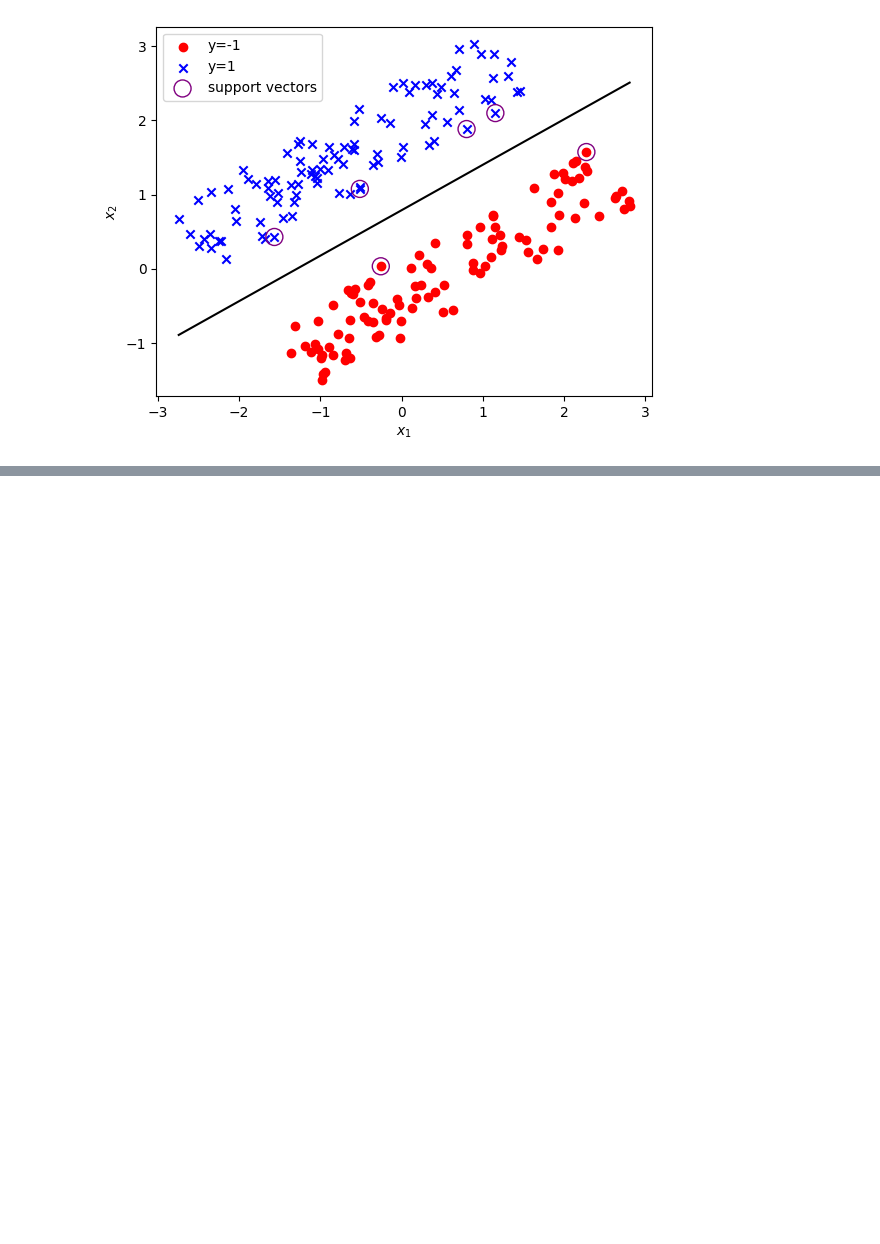
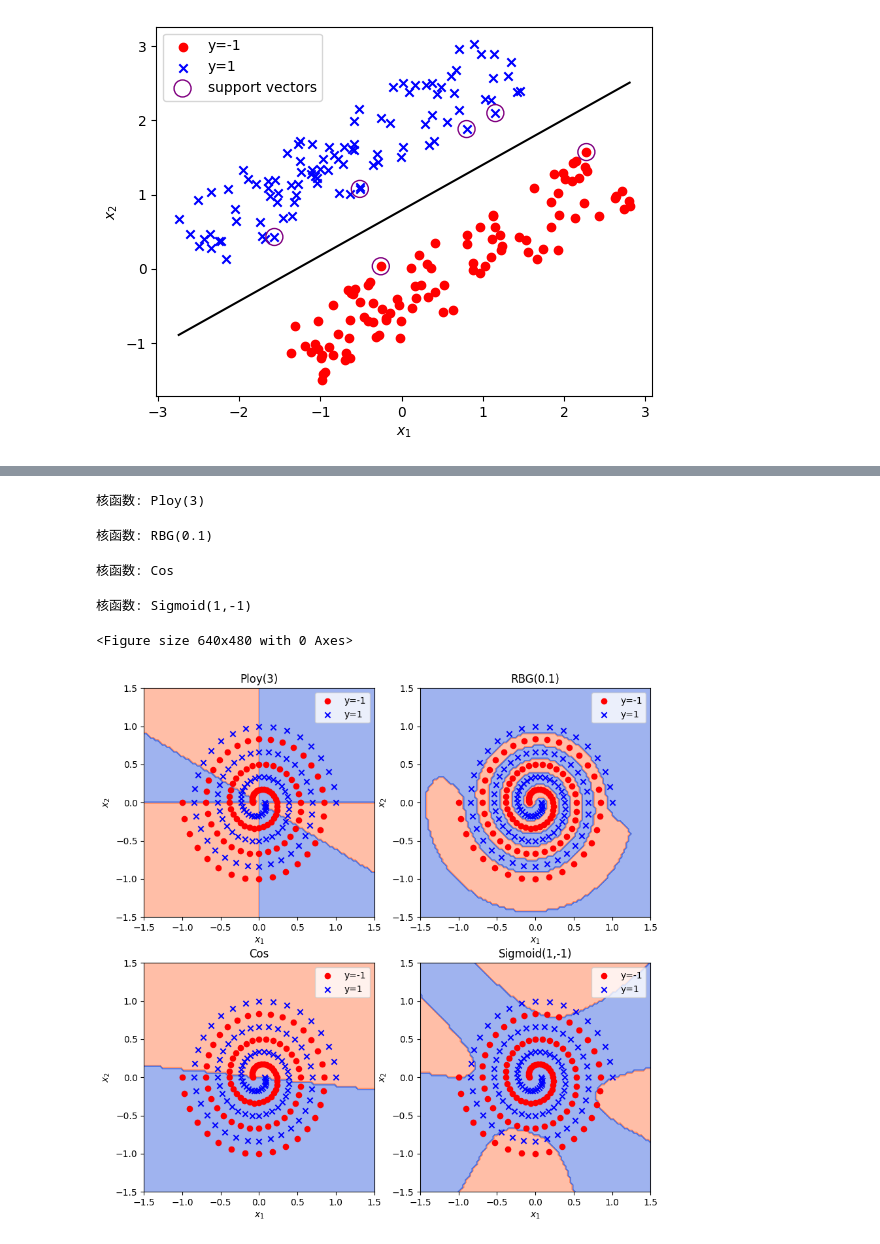
Before and after one commit to Luli3220/ML-Learning, a Jupyter notebook: Support Vector Machine/Support Vector Machine.ipynb, the cells around one changed output, grey strips where cells are left out. Drawn from its saved outputs; the diff is of its cells as text; code cells hidden in the pictures; blank space fills up the shorter version.

Commit message:
kernel function

```diff
--- a/Support Vector Machine/Support Vector Machine.ipynb
+++ b/Support Vector Machine/Support Vector Machine.ipynb
@@ -280,0 +362,65 @@ plt.show()
+# %%
+kernals=[
+    simple_poly_kernel(3),
+    rbf_kernel(0.1),
+    cos_kernel,
+    sigmoid_kernel(1,-1)
+]
+ker_names=['Ploy(3)','RBG(0.1)','Cos','Sigmoid(1,-1)']
+C=1e8
+max_iter=500
+
+#绘制图像
+plt.figure()
+#创建一个 2x2 的子图网格（总共4个子图）
+fig,axs=plt.subplots(2,2,figsize=(10,10))  #fig表示整个图像  axs是一个 2x2的子图对象数组，也就是你可以用axs[i][j]访问每一个子图
+axs=axs.flatten()  #展平
+cmap = ListedColormap(['coral', 'royalblue'])  #创建一个颜色映射（cmap） 第0类用 'coral'（珊瑚红） 第1类用 'royalblue'（皇家蓝）
+
+
+
+#开始SVM
+for i in range(len(ker_names)):
+    print("核函数:",ker_names[i])
+    alpha=SMO(x,y,ker=kernals[i],C=C,max_iter=max_iter)
+    sup_idx=alpha>1e-5  #寻找支持向量
+    sup_x=x[sup_idx]
+    sup_y=y[sup_idx]
+    sup_alpha=alpha[sup_idx]
+
+    #用支持向量计算 W^T*x
+    def wx(x_new):
+        s=0
+        for xi,yi,ai in zip(sup_x,sup_y,sup_alpha):
+            s+=yi*ai*kernals[i](xi,x_new)
+        return s
+    #计算b*
+    neg=[wx(xi) for xi in sup_x[sup_y==-1]]
+    pos=[wx(xi) for xi in sup_x[sup_y==1]]
+    b=-0.5*(np.max(neg)+np.min(pos))
+
+    # 构造网格并用 SVM 预测分类
+    G = np.linspace(-1.5, 1.5, 100)
+    G = np.meshgrid(G, G)
+    X = np.array([G[0].flatten(), G[1].flatten()]).T # 转换为每行一个向量的形式
+    Y = np.array([wx(xi) + b for xi in X])
+    Y[Y < 0] = -1
+    Y[Y >= 0] = 1
+    Y = Y.reshape(G[0].shape)
+    axs[i].contourf(G[0], G[1], Y, cmap=cmap, alpha=0.5)
+    # 绘制原数据集的点
+    axs[i].scatter(x[y == -1, 0], x[y == -1, 1], color='red', label='y=-1')
+    axs[i].scatter(x[y == 1, 0], x[y == 1, 1], marker='x', color='blue', label='y=1')
+    axs[i].set_title(ker_names[i])
+    axs[i].set_xlabel(r'$x_1$')
+    axs[i].set_ylabel(r'$x_2$')
+    axs[i].legend()
+
+plt.show()
+# %% [output]
+核函数: Ploy(3)
+核函数: RBG(0.1)
+核函数: Cos
+核函数: Sigmoid(1,-1)
+<Figure size 640x480 with 0 Axes>
+[figure, added]
```
Also changed, not shown: parts of 6 cells of this notebook, 1 other file.
